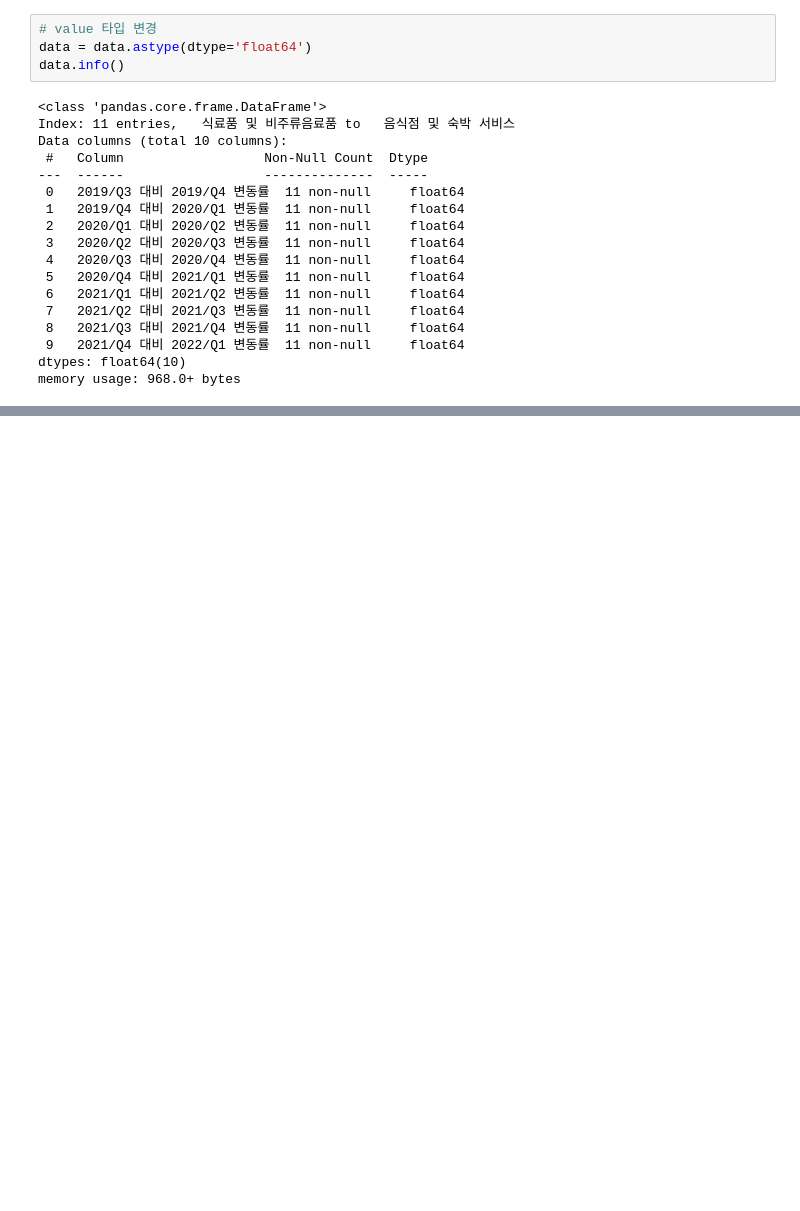
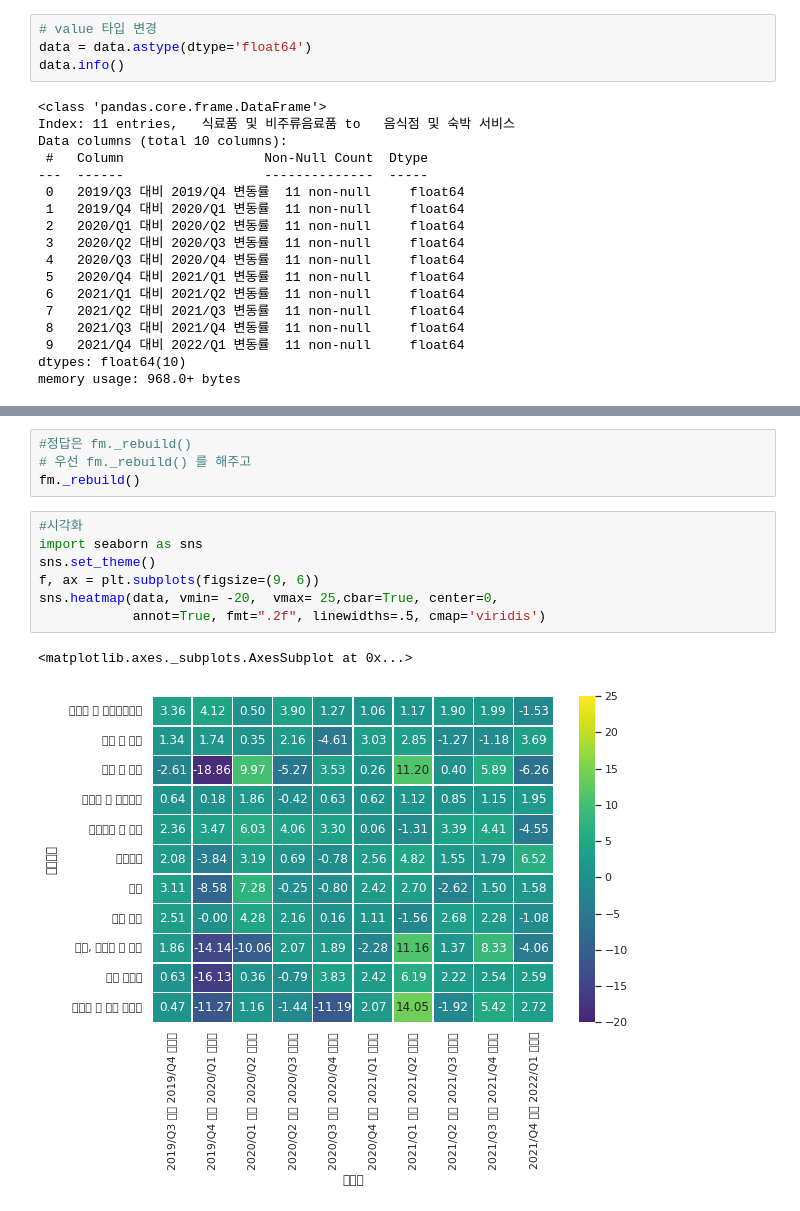
Before and after one commit to YongWanJin/KDTteam5_semiproject, a Jupyter notebook: code/최종소비지출_분석.ipynb, the cells around one changed output, grey strips where cells are left out. Drawn from its saved outputs; the diff is of its cells as text; blank space fills up the shorter version.

```diff
--- a/code/최종소비지출_분석.ipynb
+++ b/code/최종소비지출_분석.ipynb
@@ -174,0 +316,14 @@ sns.heatmap(data, vmin= -20,  vmax= 25,cbar=True, center=0,
+# %%
+#정답은 fm._rebuild()
+# 우선 fm._rebuild() 를 해주고
+fm._rebuild()
+# %%
+#시각화
+import seaborn as sns
+sns.set_theme()
+f, ax = plt.subplots(figsize=(9, 6))
+sns.heatmap(data, vmin= -20,  vmax= 25,cbar=True, center=0,
+            annot=True, fmt=".2f", linewidths=.5, cmap='viridis')
+# %% [output]
+<matplotlib.axes._subplots.AxesSubplot at 0x...>
+[figure, added]
```
Also changed, not shown: parts of 16 cells of this notebook.
